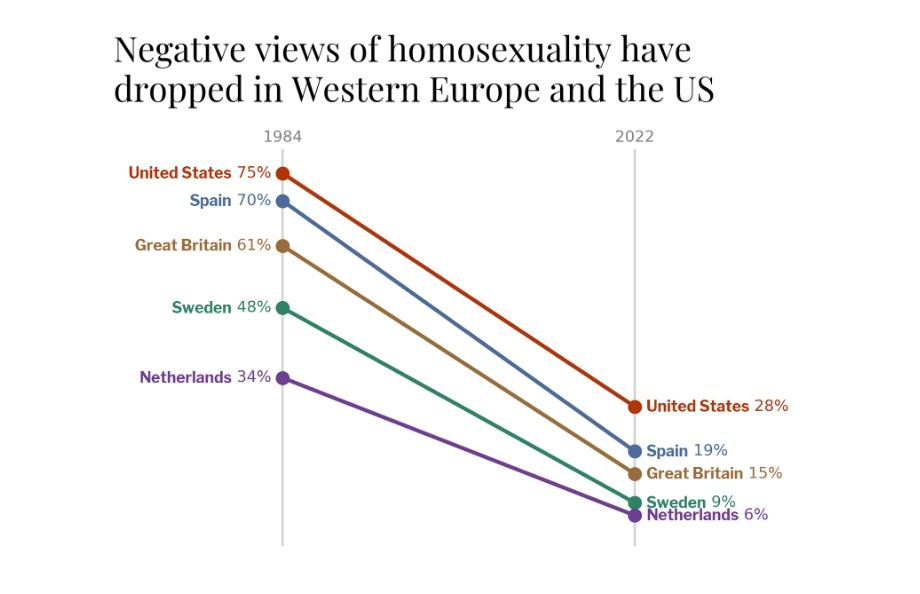
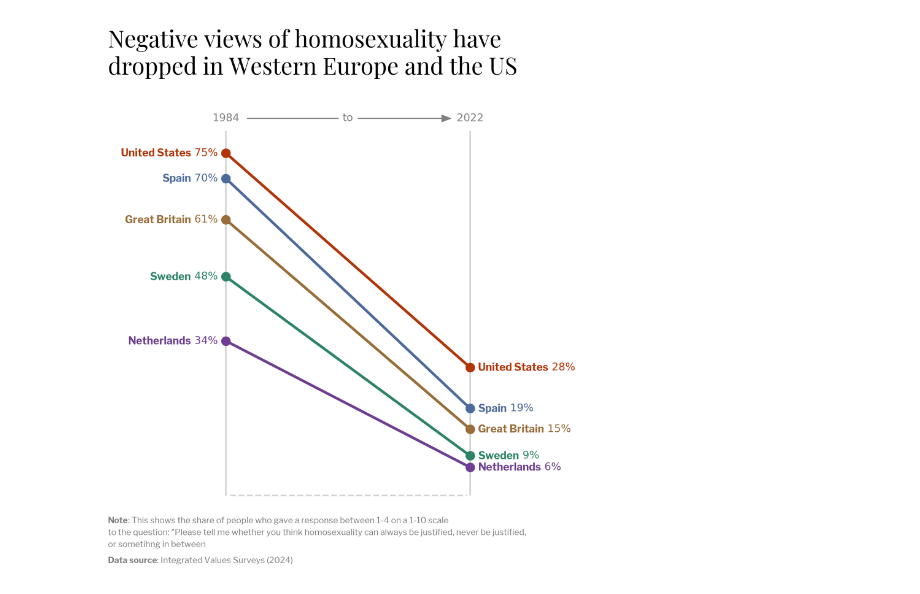
Before and after one commit to ben-baror/decline-in-homophobia-viz, a Jupyter notebook: homophobia_decline_viz.ipynb, the cells around one changed output. Drawn from its saved outputs; the diff is of its cells as text; code cells hidden in the pictures.

```diff
--- a/homophobia_decline_viz.ipynb
+++ b/homophobia_decline_viz.ipynb
@@ -23,7 +24,7 @@ fonts = {'title' : load_google_font('Playfair Display'),
 df = (df.loc[(df['Entity'].isin(countries)) & (df['Year'].isin(years)),
  ['Entity','Year','Homosexuality: Never justifiable (aggregate)']])
 # %%
-fig, ax = plt.subplots(dpi = 300, layout = 'tight')
+fig, ax = plt.subplots(figsize = (6.5,7), dpi = 300, layout = 'tight')
 
 for country in countries:
     past = df.loc[(df['Entity'] == country) & (df['Year'] == 1984), 'Homosexuality: Never justifiable (aggregate)']
@@ -40,35 +41,54 @@ for country in countries:
                  else f'<Great Britain> {round(float(past.iloc[0]))}%'),
            highlight_textprops= [{'font' : fonts['labels_bold']}],
             ha = 'right', va = 'center',
             color = countries[country])
 
     ax_text(x = years[1] + 1.25, y = present,
             s = (f'<{country}> {round(float(present.iloc[0]))}%' if country != 'United Kingdom'
                  else f'<Great Britain> {round(float(present.iloc[0]))}%'),
             highlight_textprops= [{'font' : fonts['labels_bold']}],
             ha = 'left', va = 'center',
             color = countries[country])
 
 for year in years:
     ax.vlines(x = year,
             ymin = 0, ymax = 80, color = 'lightgrey', zorder = 0)
 
+ax.hlines(y= 0,
+         xmin = 1984.65, xmax = 2021.55, ls = '--', color = 'lightgrey')
 
+ax_text(x= 2003, y= 84,
+       s = '<to>', ha = 'center',
+        highlight_textprops = [{
+                                'color': 'grey',
+                                'bbox': {
+                                'edgecolor' : 'white',
+                                'facecolor' : 'white',
+                                'pad': 3.5}
+                                }])
 
-fig_text(x = 0.025, y = 1.02, s = 'Negative views of homosexuality have\ndropped in Western Europe and the US',
+ax_arrow(tail_position=(1987, 82.75),
+        head_position=(2019.5, 82.75),
+        color = 'grey', head_width= 3)
+
+fig_text(x = 0.025, y = 1.01, s = 'Negative views of homosexuality have\ndropped in Western Europe and the US',
          font = fonts['title'], fontsize = 22)
 
-q = """Note: This shows the share of people who gave a response between 1-4 on a 1-10 scale
+fig_text(x = 0.025, y = 0.095, s = """<Note>: This shows the share of people who gave a response between 1-4 on a 1-10 scale
 to the question: "Please tell me whether you think homosexuality can always be justified, never be justified,
 or sometihng in between
 
-Data source: Integrated Values Surveys (2024)"""
+<Data source>: Integrated Values Surveys (2024)""",
+         font = fonts['labels_reg'], fontsize = 8, color = 'grey',
+        highlight_textprops = [{'font': fonts['labels_bold']},
+                              {'font': fonts['labels_bold']}])
 
 ax.tick_params(axis = 'x', length = 0, labeltop=True, labelbottom = False, pad = -10, labelcolor = 'grey')
 ax.spines[:].set_visible(False)
 ax.set_yticks([])
 ax.set_xticks(years)
+
 plt.show()
 # %% [output]
-[figure, old version]
+[figure, new version]
 # %%
```
Also changed, not shown: parts of 2 cells of this notebook.
